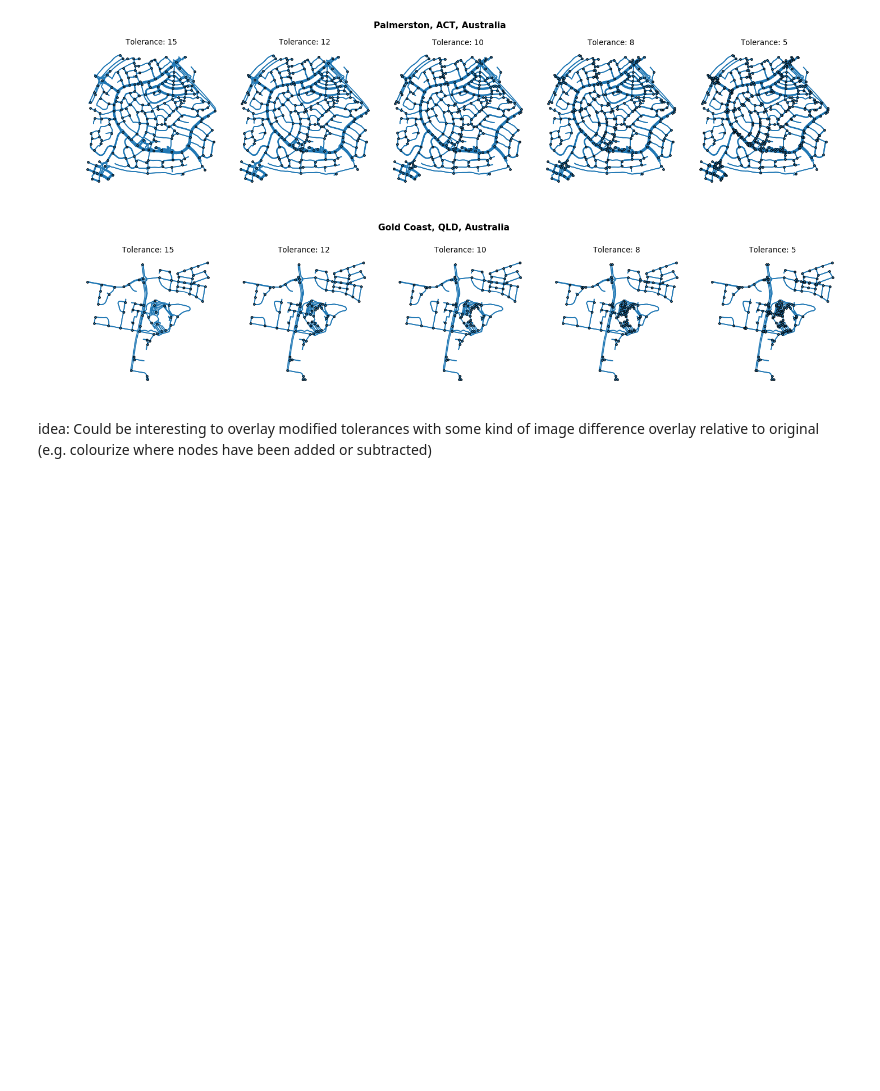
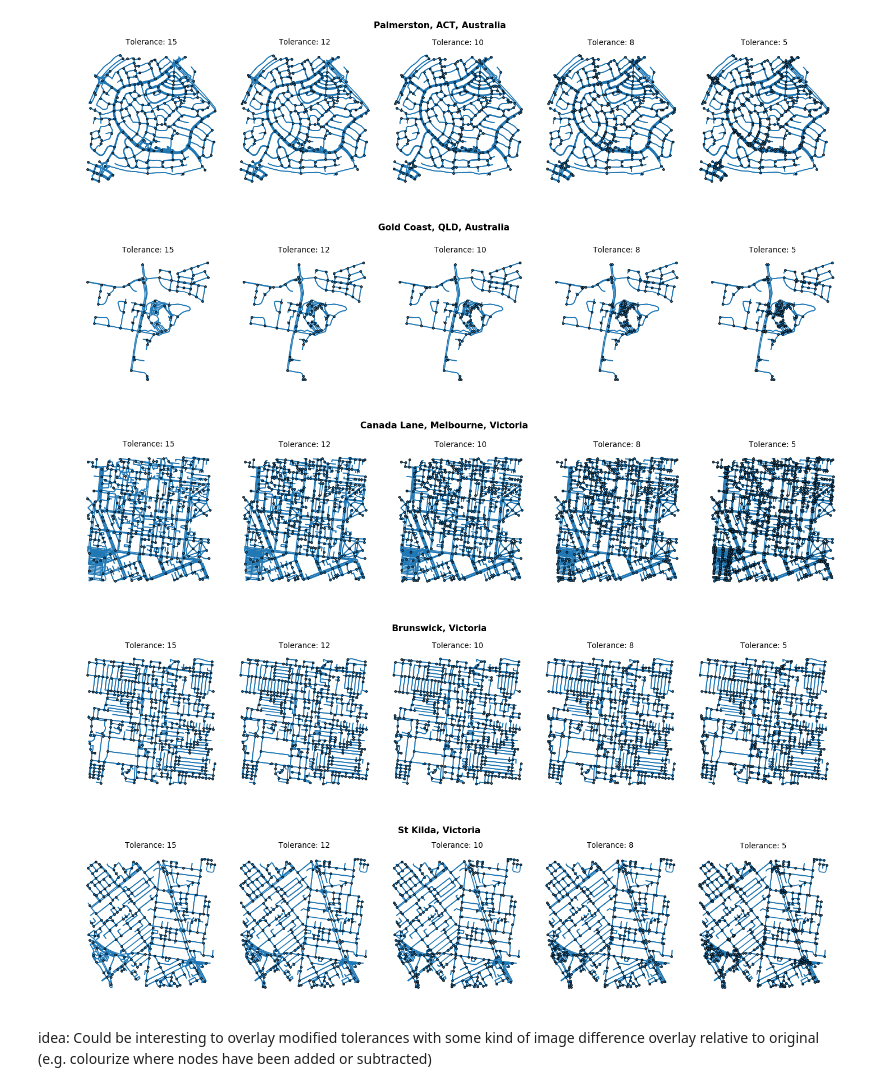
Before and after one commit to healthy-liveable-cities/australian-national-liveability-study, a Jupyter notebook: osmnx/OSMNX intersection tuning.ipynb, the cells around one changed output. Saved outputs shown, nothing was run; the diff lists cells and outputs as text; code cells hidden in the pictures; blank space fills up the shorter version.

```diff
--- a/osmnx/OSMNX intersection tuning.ipynb
+++ b/osmnx/OSMNX intersection tuning.ipynb
@@ -41,5 +41,16 @@ for address in [
 [figure]
 [figure]
 [figure]
+# %%
+for address in [
+                'Canada Lane, Melbourne, Victoria',
+                'Brunswick, Victoria',
+                'St Kilda, Victoria'
+               ]:
+  intersection_tuning(address)
+# %% [output]
+[figure, added]
+[figure, added]
+[figure, added]
 # %% [markdown]
 idea: Could be interesting to overlay modified tolerances with some kind of image difference overlay relative to original (e.g. colourize where nodes have been added or subtracted)
```
Also changed, not shown: 1 other file.
